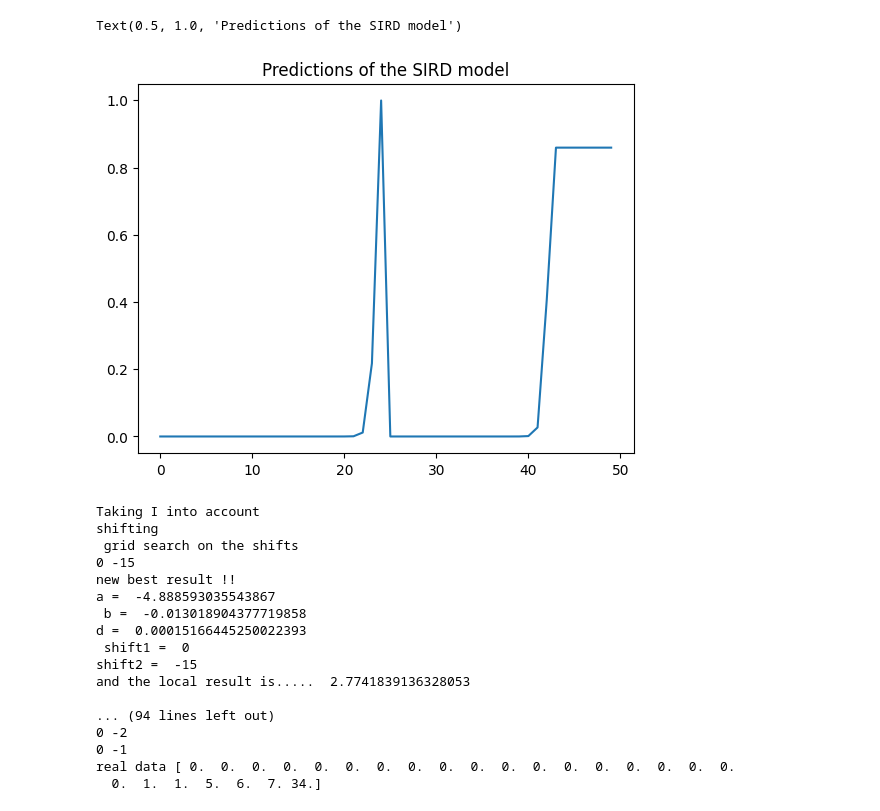
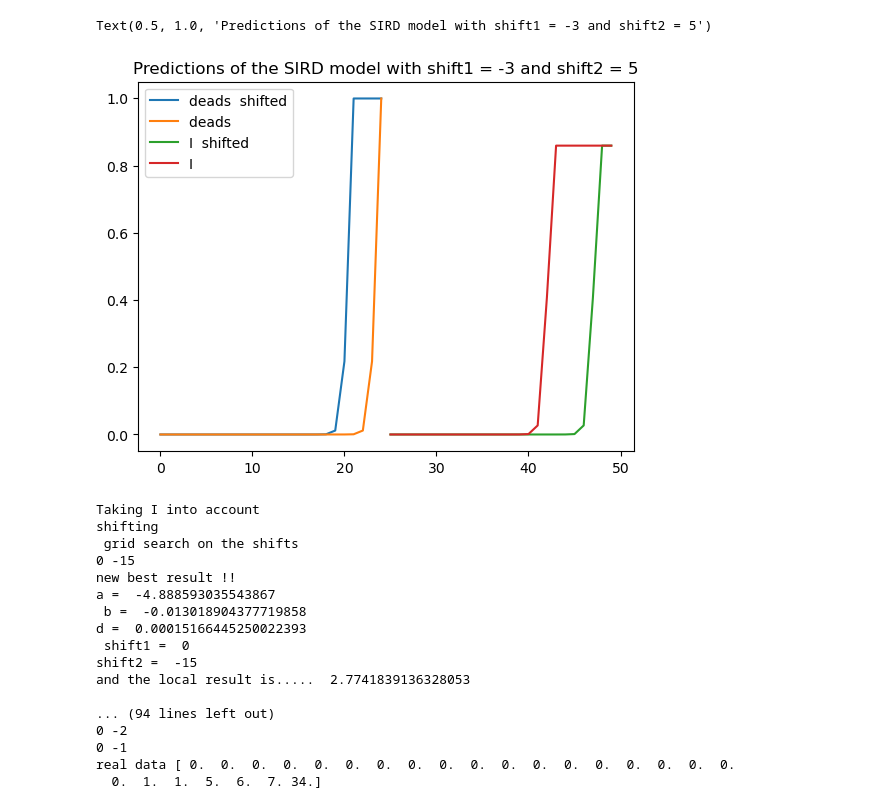
Before and after one commit to gregoirebechade/covid_internship, a Jupyter notebook: 04_exploring.ipynb, the cells around one changed output. Cells and saved outputs as stored; diff of their text form; code cells hidden in the pictures.

```diff
--- a/04_exploring.ipynb
+++ b/04_exploring.ipynb
@@ -72,11 +70,22 @@ a, b, d, shift1, shift2 = mysir.a, mysir.b, mysir.d, mysir.shift1, mysir.shift2
 # %%
 a, b, d, shift1, shift2 = -9.551066764329459 ,-0.62286346247745 ,5.267984013360355e-05 ,0, -6
-# %%
-deads_and_I=(sir_for_optim_normalized(dates_of_pandemic_train, a, b, d, mob_train, deaths_train, infected_train, shift1, shift2))
-plt.title('Predictions of the SIRD model')
-# %% [output]
-Text(0.5, 1.0, 'Predictions of the SIRD model')
-[figure, removed]
+# %%
+deads_and_I=(sir_for_optim_normalized(dates_of_pandemic_train, a, b, d, mob_train, deaths_train, infected_train, shift1, shift2))
+deads=deads_and_I[:len(deads_and_I)//2]
+I=deads_and_I[len(deads_and_I)//2:]
+plt.plot(shift(deads, -3), label= 'deads  shifted')
+plt.plot(deads, label= 'deads  ')
+
+# plt.plot(new_deaths[:split]/max(new_deaths[:split]), label='true deads')
+plt.plot([ i for i in range(len(deads), len(deads)*2)], shift(I, 5), label='I  shifted')
+plt.plot([ i for i in range(len(deads), len(deads)*2)], I, label='I ')
+
+# plt.plot(deads_and_I, label='total')
+plt.legend()
+plt.title('Predictions of the SIRD model with shift1 = -3 and shift2 = 5')
+# %% [output]
+Text(0.5, 1.0, 'Predictions of the SIRD model with shift1 = -3 and shift2 = 5')
+[figure, added]
 # %%
 mysir=Multi_SIRD_model()
 
```
Also changed, not shown: parts of 1 cell of this notebook.
